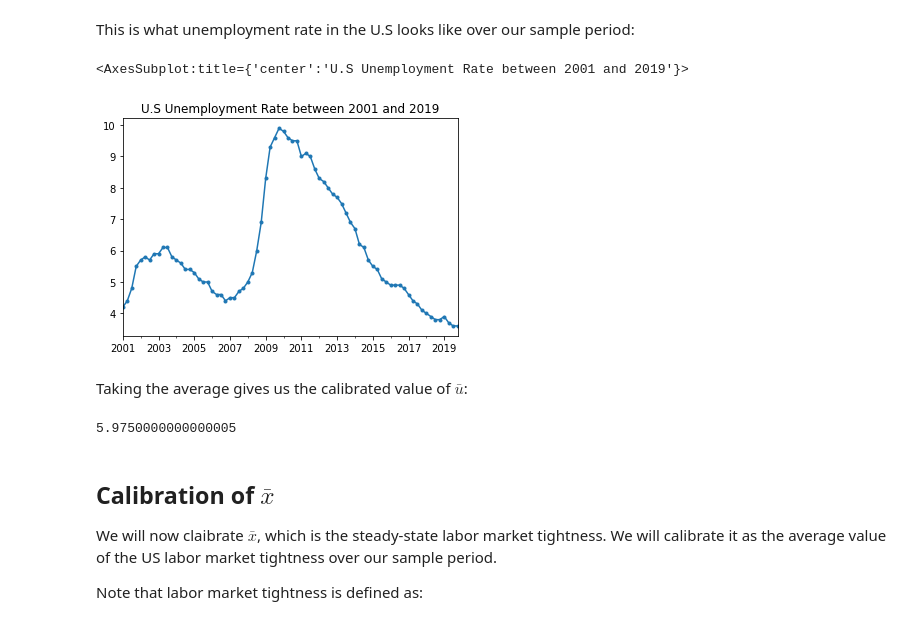
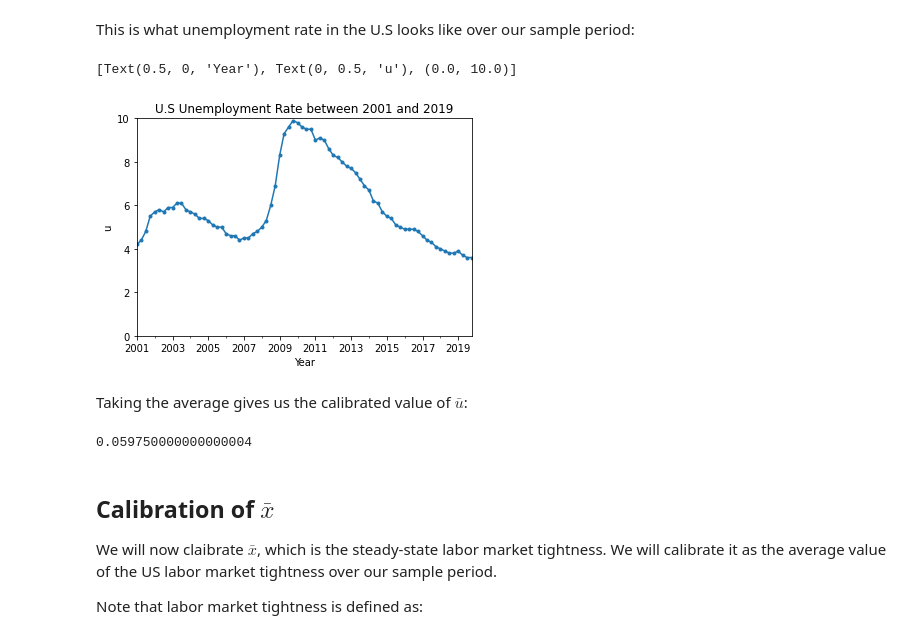
Before and after one commit to lnsongxf/public-expenditure, a Jupyter notebook: calibration.ipynb, the cells around one changed output. Drawn from its saved outputs; the diff is of its cells as text; code cells hidden in the pictures.

```diff
--- a/calibration.ipynb
+++ b/calibration.ipynb
@@ -48,17 +49,18 @@ u_ts = fred.get_series('UNRATE', frequency='q', observation_start=start_date, ob
 # %% [markdown]
 This is what unemployment rate in the U.S looks like over our sample period:
 # %%
-u_ts.plot(title="U.S Unemployment Rate between 2001 and 2019", marker='.')
+u_ax = u_ts.plot(title="U.S Unemployment Rate between 2001 and 2019", marker='.')
+u_ax.set(xlabel='Year', ylabel='u', ylim=(0, 10))
 # %% [output]
-<AxesSubplot:title={'center':'U.S Unemployment Rate between 2001 and 2019'}>
+[Text(0.5, 0, 'Year'), Text(0, 0.5, 'u'), (0.0, 10.0)]
-[figure, old version]
+[figure, new version]
 # %% [markdown]
 Taking the average gives us the calibrated value of $\bar{u}$:
 # %%
-u_bar = u_ts.mean()
+u_bar = u_ts.mean()/100
 u_bar
 # %% [output]
-5.9750000000000005
+0.059750000000000004
 # %% [markdown]
 ## Calibration of $\bar{x}$
 
```
Also changed, not shown: parts of 22 cells of this notebook.
